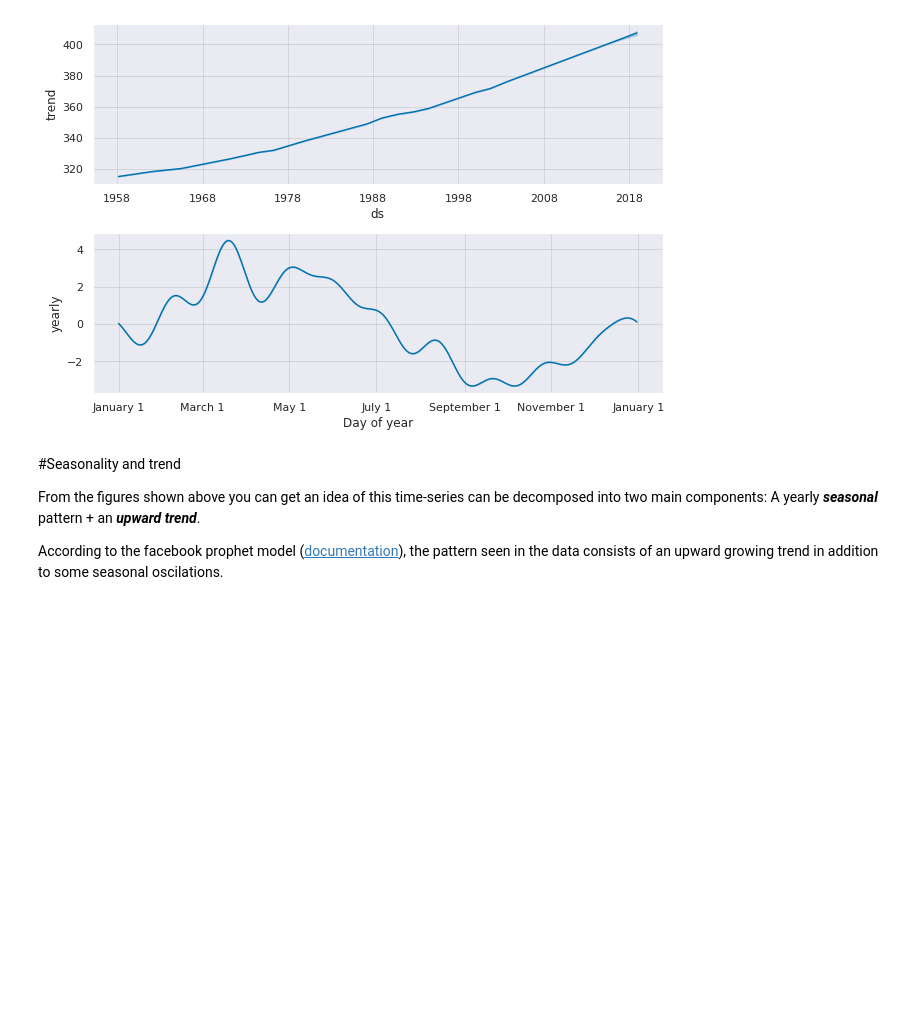
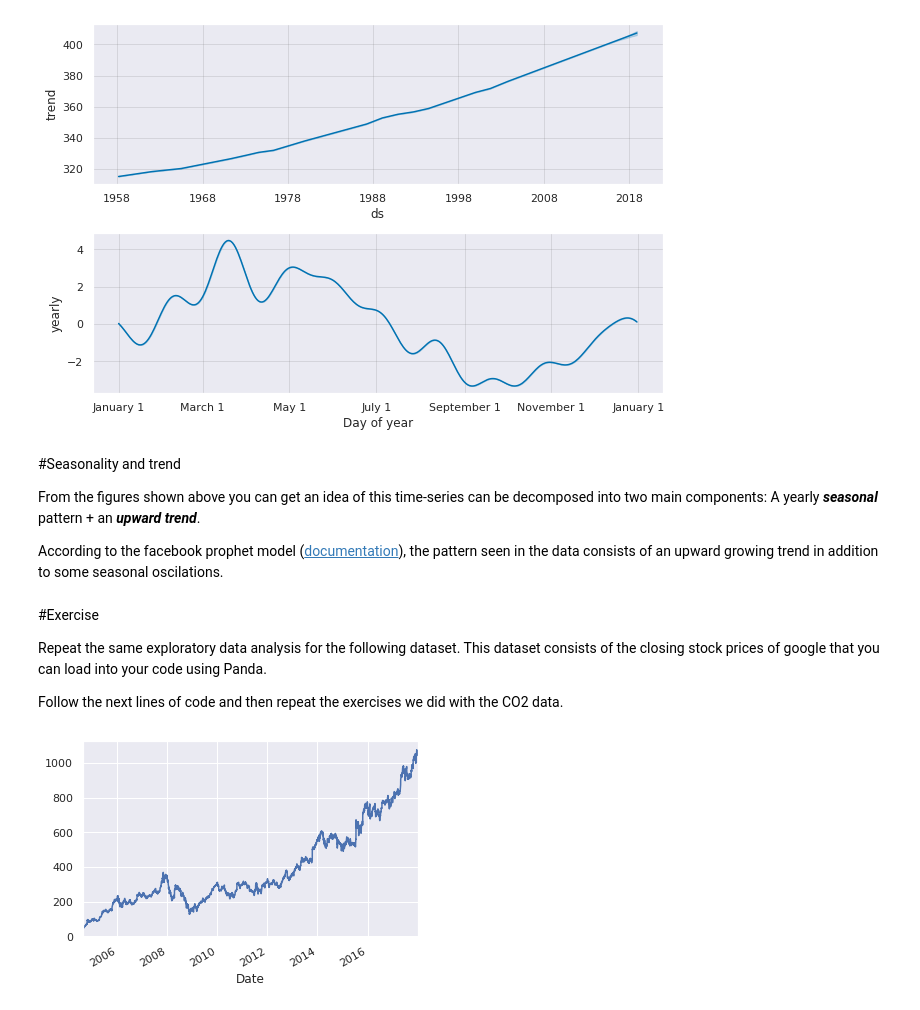
Before and after one commit to mjvakili/MLcourse, a Jupyter notebook: day4/data_exploration.ipynb, the cells around one changed output. Drawn from its saved outputs; the diff is of its cells as text; code cells hidden in the pictures; blank space fills up the shorter version.

Commit message:
data exploration

```diff
--- a/day4/data_exploration.ipynb
+++ b/day4/data_exploration.ipynb
@@ -190,3 +190,24 @@ From the figures shown above you can get an idea of this time-series can
 be decomposed into two main components: A yearly ***seasonal*** pattern + an ***upward trend***.
 
 According to the facebook prophet model ([documentation](https://https://facebook.github.io/prophet/)), the pattern seen in the data consists of an upward growing trend in addition to some seasonal oscilations.
+# %% [markdown]
+#Exercise
+
+Repeat the same exploratory data analysis for the following dataset.
+This dataset consists of the closing stock prices of google that you can load into your code using Panda.
+
+Follow the next lines of code and then repeat the exercises we did with the CO2 data.
+# %%
+from pandas_datareader import data
+
+google = data.DataReader('GOOG', start='2000', end='2018',
+                       data_source='yahoo')
+google.head()
+
+price = google['Close']
+price.plot()
+#We fill in the missing values with the backward filling method
+#the backward filling method will assign the next available future value to the missing value
+price = price.fillna(method = 'bfill')
+# %% [output]
+[figure, added]
```
